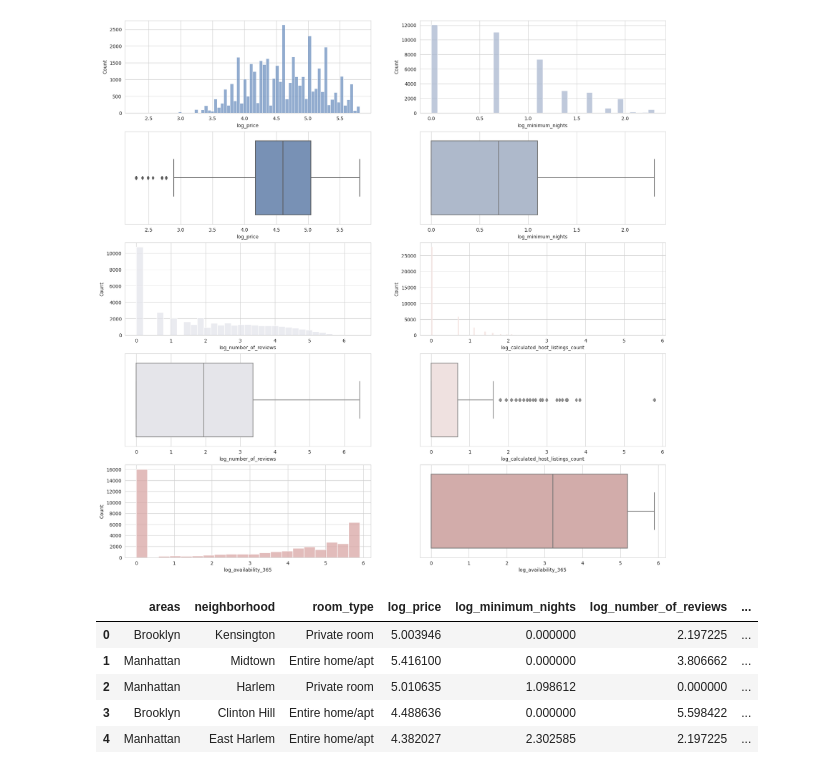
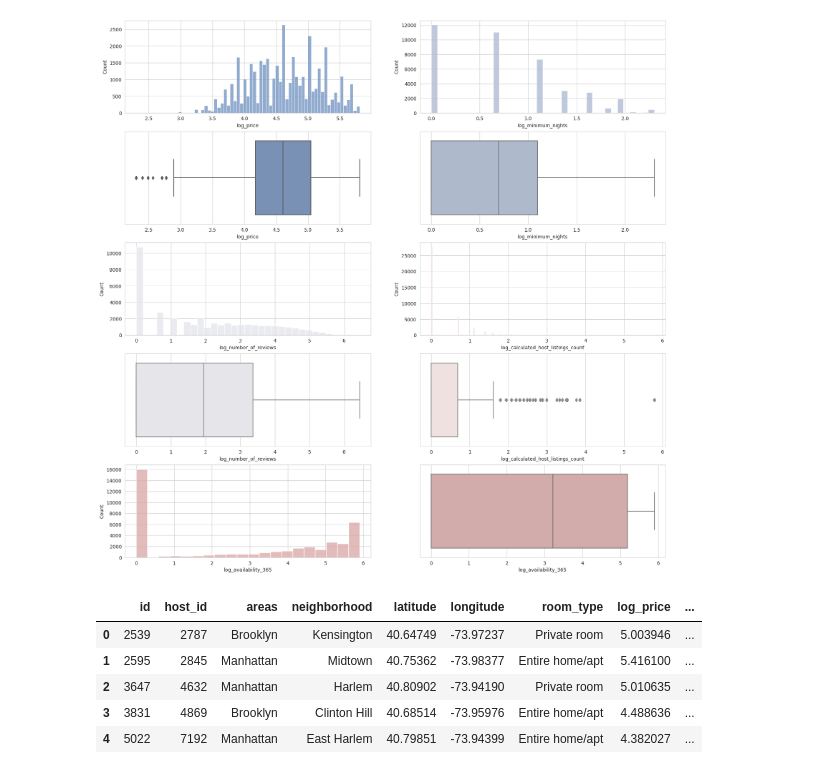
Before and after one commit to fevc08/new_york_city_airbnb_eda, a Jupyter notebook: src/explore.ipynb, the cells around one changed output. Drawn from its saved outputs; the diff is of its cells as text; code cells hidden in the pictures.

```diff
--- a/src/explore.ipynb
+++ b/src/explore.ipynb
@@ -290,15 +290,15 @@ plt.show()
 # %% [output]
 [figure]
 # %%
-# Now, the columns 'price', 'minimum_nights', 'number_of_reviews', 'calculated_host_listings_count' and 'availability_365' are normalized and we can use them for our analysis
+# Multivariant analysis of the DataFrame
+# We need to know the correlation between the variables of the DataFrame, so we can know which variables are more important for our analysis
 # We need to drop the columns 'price', 'minimum_nights', 'number_of_reviews', 'calculated_host_listings_count' and 'availability_365' because we are going to use the columns with the log transformation
-# We are going to create a new DataFrame with the columns that we are going to use for our analysis
-df_airbnb_ny_clean = df_airbnb_ny[['areas', 'neighborhood', 'room_type', 'log_price', 'log_minimum_nights', 'log_number_of_reviews', 'log_calculated_host_listings_count', 'log_availability_365']]
+df_airbnb_ny_clean = df_airbnb_ny.drop(['price', 'minimum_nights', 'number_of_reviews', 'calculated_host_listings_count', 'availability_365'], axis=1)
 df_airbnb_ny_clean.head()
 # %% [output]
-|  | areas | neighborhood | room_type | log_price | log_minimum_nights | log_number_of_reviews | ... |
-| 0 | Brooklyn | Kensington | Private room | 5.003946 | 0.000000 | 2.197225 | ... |
-| 1 | Manhattan | Midtown | Entire home/apt | 5.416100 | 0.000000 | 3.806662 | ... |
-| 2 | Manhattan | Harlem | Private room | 5.010635 | 1.098612 | 0.000000 | ... |
-| 3 | Brooklyn | Clinton Hill | Entire home/apt | 4.488636 | 0.000000 | 5.598422 | ... |
-| 4 | Manhattan | East Harlem | Entire home/apt | 4.382027 | 2.302585 | 2.197225 | ... |
+|  | id | host_id | areas | neighborhood | latitude | longitude | room_type | log_price | ... |
+| 0 | 2539 | 2787 | Brooklyn | Kensington | 40.64749 | -73.97237 | Private room | 5.003946 | ... |
+| 1 | 2595 | 2845 | Manhattan | Midtown | 40.75362 | -73.98377 | Entire home/apt | 5.416100 | ... |
+| 2 | 3647 | 4632 | Manhattan | Harlem | 40.80902 | -73.94190 | Private room | 5.010635 | ... |
+| 3 | 3831 | 4869 | Brooklyn | Clinton Hill | 40.68514 | -73.95976 | Entire home/apt | 4.488636 | ... |
+| 4 | 5022 | 7192 | Manhattan | East Harlem | 40.79851 | -73.94399 | Entire home/apt | 4.382027 | ... |
```
Also changed, not shown: parts of 2 cells of this notebook.
